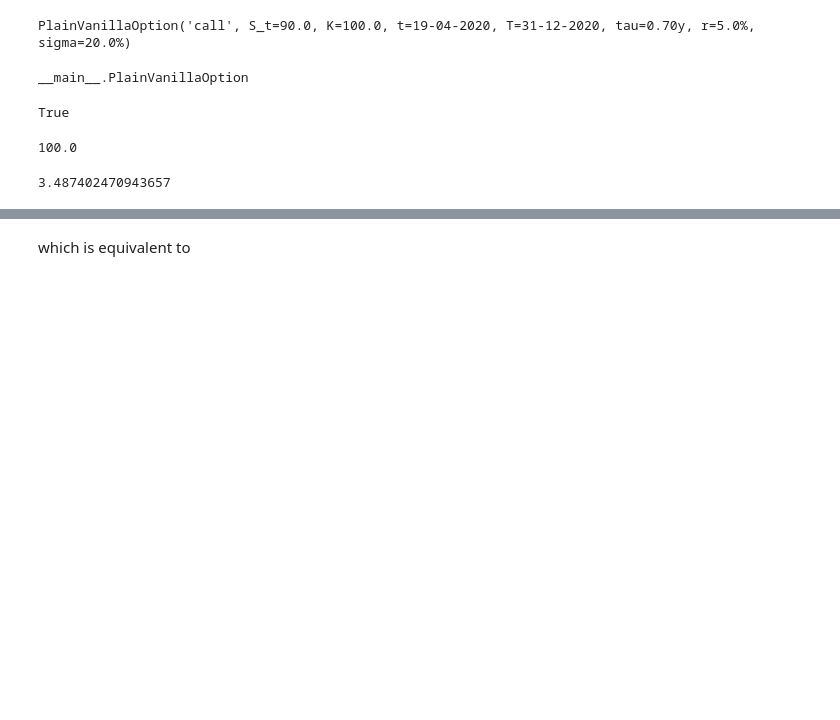
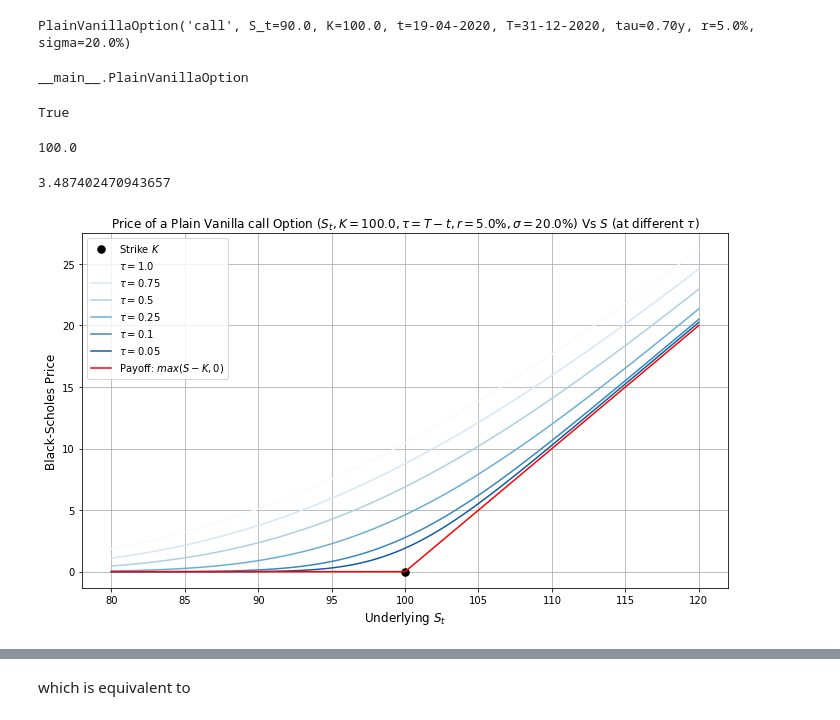
Before and after one commit to gabrielepompa88/IT-For-Business-And-Finance-2019-20, a Jupyter notebook: Notebooks/Derivatives_Analytics___Introduction_to_OOP.ipynb, the cells around one changed output, grey strips where cells are left out. Saved outputs shown, nothing was run; the diff lists cells and outputs as text; code cells hidden in the pictures; blank space fills up the shorter version.

```diff
--- a/Notebooks/Derivatives_Analytics___Introduction_to_OOP.ipynb
+++ b/Notebooks/Derivatives_Analytics___Introduction_to_OOP.ipynb
@@ -2136,7 +2136,7 @@ class EuropeanOption:
 
     def __init__(self, option_type, S_t, K, t, T, r, sigma):
 
-        print("calling the EuropeanOption constructor!")
+        print("Calling the EuropeanOption constructor!")
 
         # option type check
         if option_type not in ['call', 'put']:
@@ -2154,6 +2154,7 @@ class EuropeanOption:
         # empty informations dictionary
         self.__docstring_dict = {}
 
+    # string representation method template
     def __repr__(self):
         raise NotImplementedError()
 
@@ -2182,8 +2183,9 @@ class EuropeanOption:
     def get_sigma(self):
         return self.__sigma
 
+    # doctring getter template
     def get_docstring(self, label):
-        return self.__docstring_dict[self.get_type()][label]
+        raise NotImplementedError()
 
     # setters
     def set_type(self, option_type):
@@ -2313,6 +2315,10 @@ class PlainVanillaOption(EuropeanOption):
         return r"PlainVanillaOption('{}', S_t={:.1f}, K={:.1f}, t={}, T={}, tau={:.2f}y, r={:.1f}%, sigma={:.1f}%)".\
                 format(self.get_type(), self.get_S(), self.get_K(), self.get_t().strftime("%d-%m-%Y"),
                        self.get_T().strftime("%d-%m-%Y"), self.get_tau(), self.get_r()*100, self.get_sigma()*100)
+
+    # docstring getter
+    def get_docstring(self, label):
+        return self.__docstring_dict[self.get_type()][label]
 
     # payoff calculation
     def payoff(self):
@@ -2529,3 +2539,7 @@ Vanilla_Call.get_K()
 Vanilla_Call.price()
 # %% [output]
 3.487402470943657
+# %%
+plot_price_strip(Vanilla_Call, S_strip, tau_strip)
+# %% [output]
+[figure, added]
```
Also changed, not shown: parts of 33 cells of this notebook.
